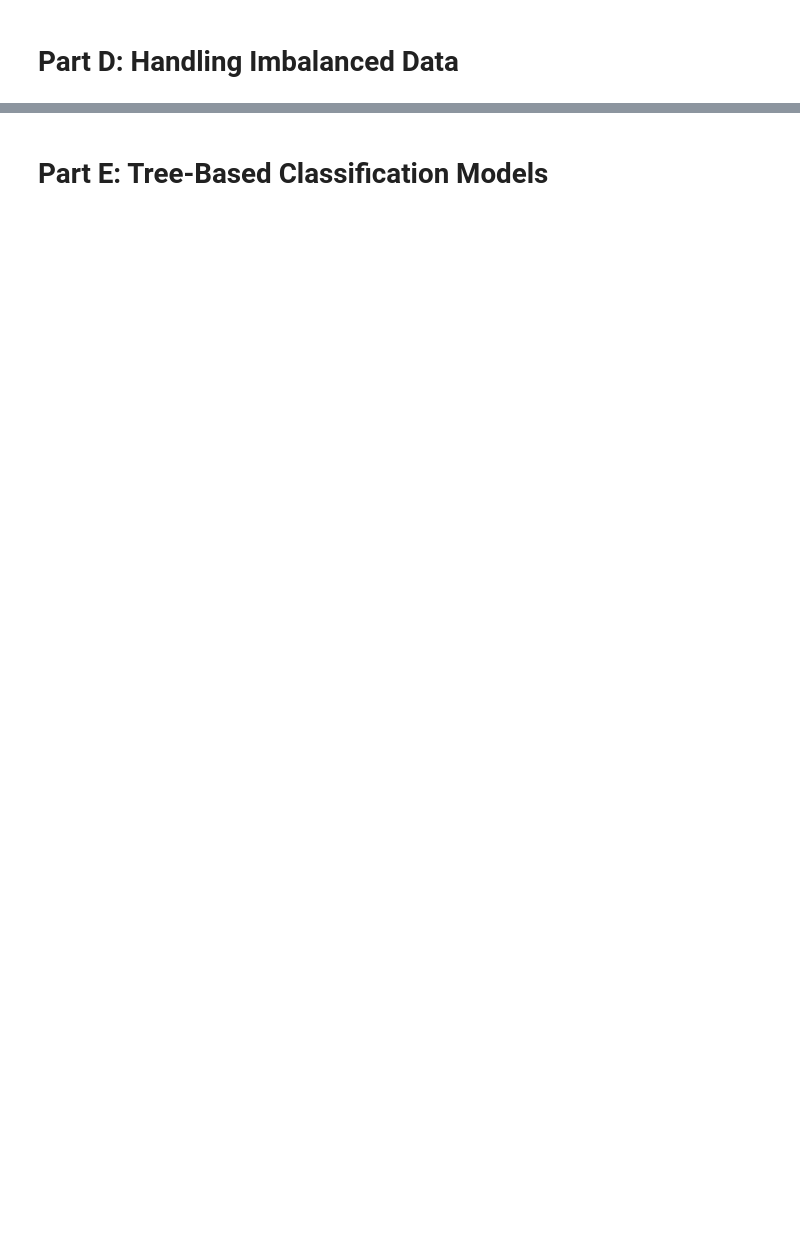
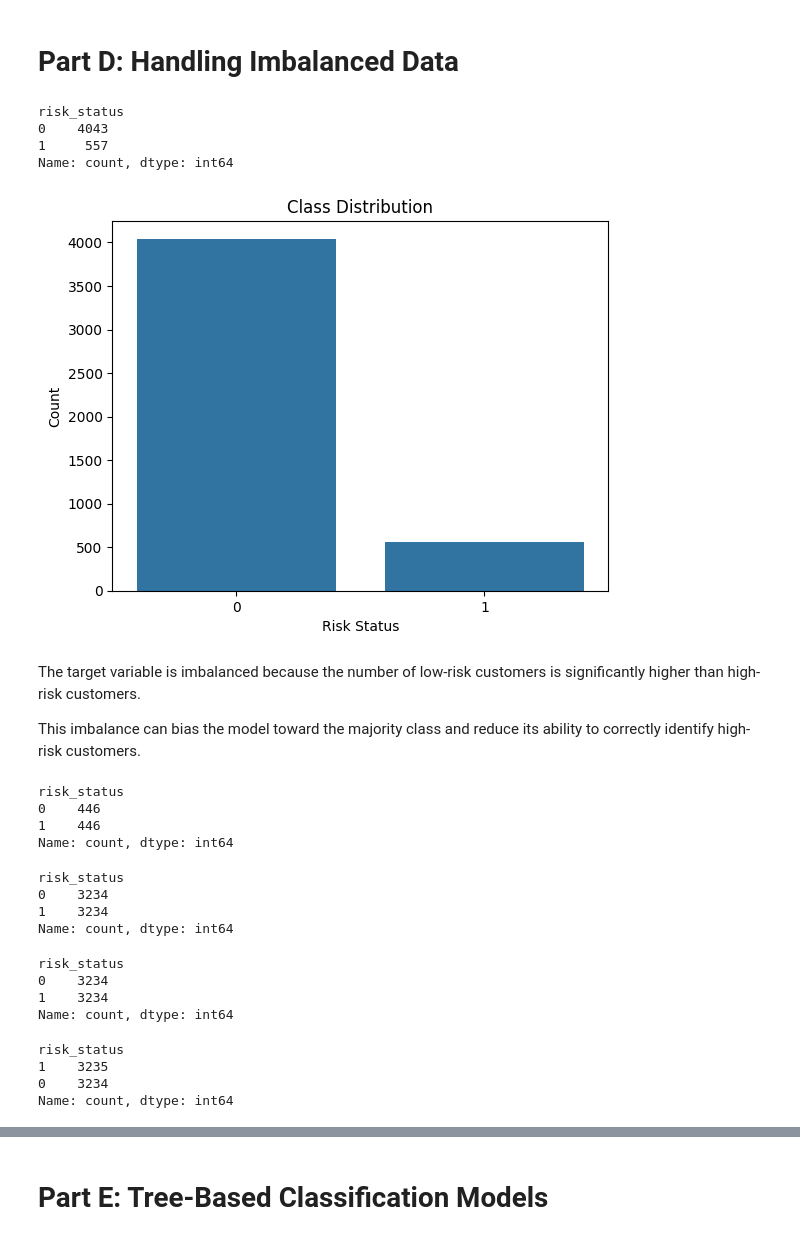
Before and after one commit to krisha12345819/Supervised-Learning---Risk-Alert-Classifer, a Jupyter notebook: Risk_Alert_Classifier.ipynb, the cells around one changed output, grey strips where cells are left out. Drawn from its saved outputs; the diff is of its cells as text; code cells hidden in the pictures; blank space fills up the shorter version.

```diff
--- a/Risk_Alert_Classifier.ipynb
+++ b/Risk_Alert_Classifier.ipynb
@@ -119,0 +161,9 @@ Name: proportion, dtype: float64
+# %%
+# KNN Imputer
+num_cols = ['age', 'annual_income_inr', 'credit_score', 'credit_utilization_ratio', 'monthly_spend_inr']
+
+imputer = KNNImputer(n_neighbors=5)
+
+df[num_cols] = imputer.fit_transform(df[num_cols])
+
+print(df[num_cols].isnull().sum())
@@ -122,2 +328,69 @@ Name: proportion, dtype: float64
 # %% [markdown]
 # Part D: Handling Imbalanced Data
+# %%
+print(df['risk_status'].value_counts())
+
+sns.countplot(x='risk_status', data=df)
+
+plt.title("Class Distribution")
+plt.xlabel("Risk Status")
+plt.ylabel("Count")
+plt.show()
+# %% [output]
+risk_status
+0    4043
+1     557
+Name: count, dtype: int64
+[figure, added]
+# %% [markdown]
+The target variable is imbalanced because the number of low-risk customers is significantly higher than high-risk customers.
+
+This imbalance can bias the model toward the majority class and reduce its ability to correctly identify high-risk customers.
+# %%
+# Under-Sampling
+rus = RandomUnderSampler(random_state=42)
+
+X_under, y_under = rus.fit_resample(X_train, y_train)
+
+print(y_under.value_counts())
+# %% [output]
+risk_status
+0    446
+1    446
+Name: count, dtype: int64
+# %%
+# Over-Sampling
+ros = RandomOverSampler(random_state=42)
+
+X_over, y_over = ros.fit_resample(X_train, y_train)
+
+print(y_over.value_counts())
+# %% [output]
+risk_status
+0    3234
+1    3234
+Name: count, dtype: int64
+# %%
+# SMOTE
+smote = SMOTE(random_state=42)
+
+X_smote, y_smote = smote.fit_resample(X_train, y_train)
+
+print(y_smote.value_counts())
+# %% [output]
+risk_status
+0    3234
+1    3234
+Name: count, dtype: int64
+# %%
+# ADASYN
+adasyn = ADASYN(random_state=42)
+
+X_ada, y_ada = adasyn.fit_resample(X_train, y_train)
+
+print(y_ada.value_counts())
+# %% [output]
+risk_status
+1    3235
+0    3234
+Name: count, dtype: int64
```
Also changed, not shown: parts of 33 cells of this notebook, 6 other files.
